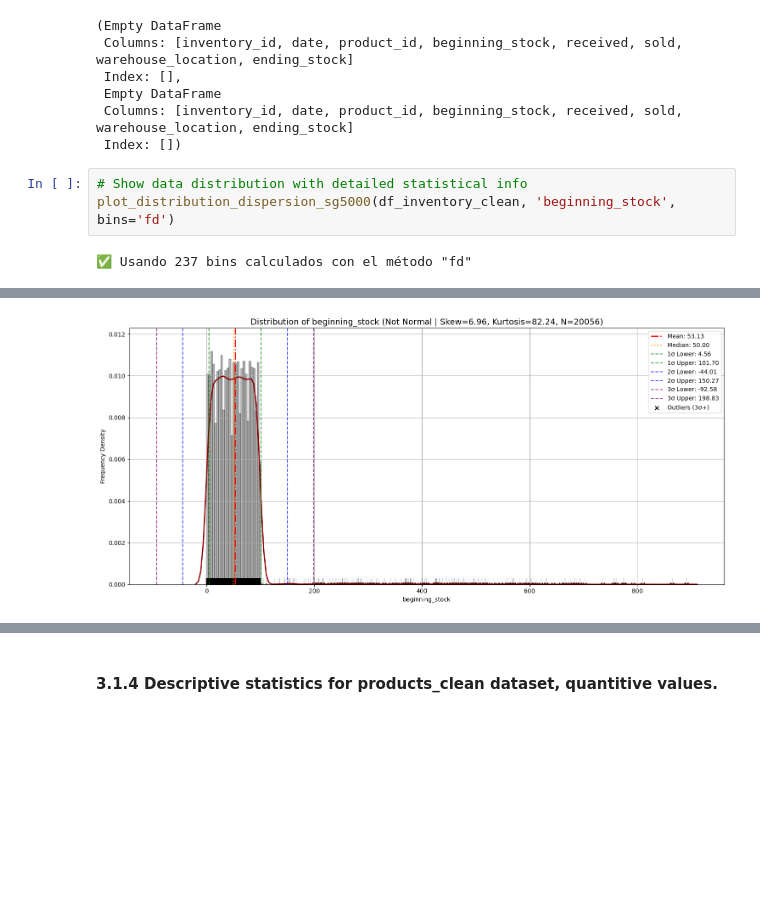
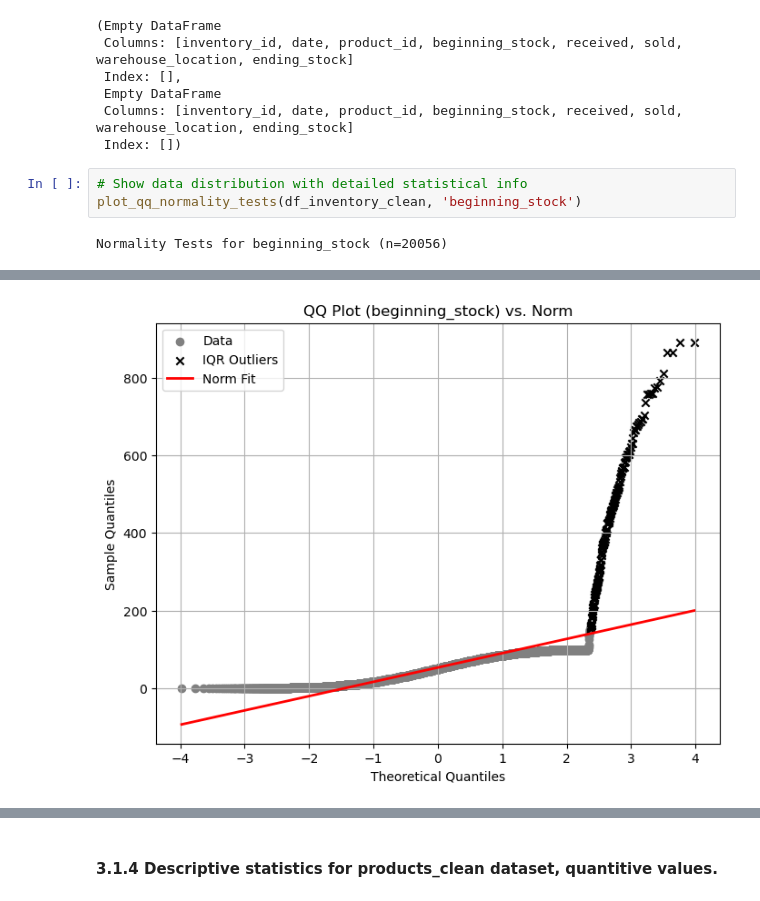
Before and after one commit to LuisPastranaLemus/P_20250706_Grocery_Store, a Jupyter notebook: notebooks/03_eda_name_analysis.ipynb, the cells around one changed output, grey strips where cells are left out. Saved outputs shown, nothing was run; the diff lists cells and outputs as text; blank space fills up the shorter version.

```diff
--- a/notebooks/03_eda_name_analysis.ipynb
+++ b/notebooks/03_eda_name_analysis.ipynb
@@ -540,6 +556,6 @@ outlier_limit_bounds(df_inventory_clean, 'ending_stock', bound='both', clamp_zer
  Index: [])
 # %%
 # Show data distribution with detailed statistical info
-plot_distribution_dispersion_sg5000(df_inventory_clean, 'beginning_stock', bins='fd')
+plot_qq_normality_tests(df_inventory_clean, 'beginning_stock')
 # %% [output]
-✅ Usando 237 bins calculados con el método "fd"
+Normality Tests for beginning_stock (n=20056)
@@ -546 +566 @@ plot_distribution_dispersion_sg5000(df_inventory_clean, 'beginning_stock', bins=
-[figure, old version]
+[figure, new version]
```
Also changed, not shown: parts of 37 cells of this notebook, 2 other files.
